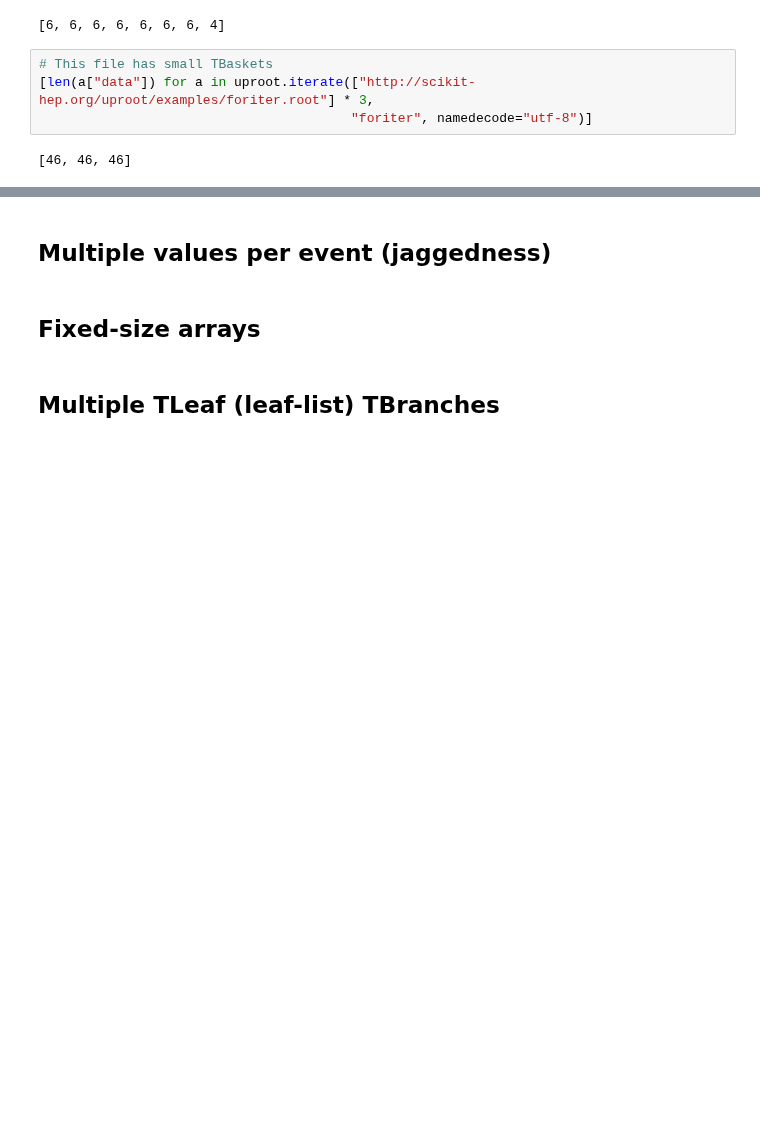
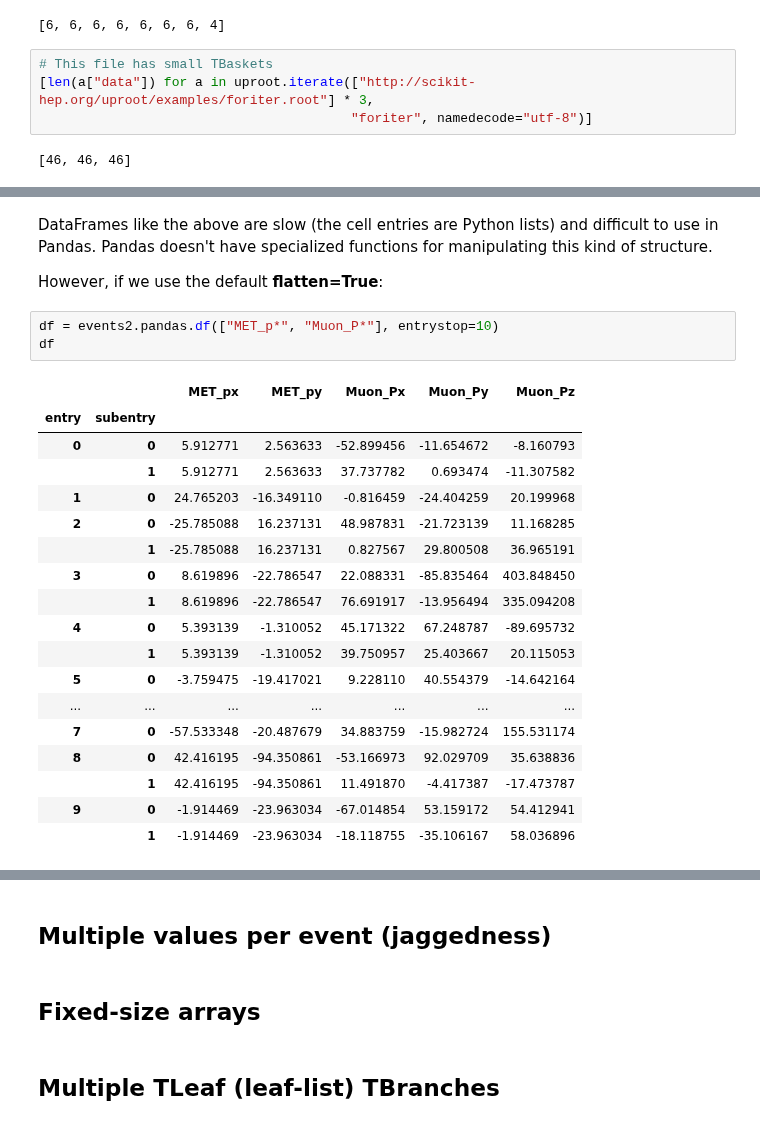
Before and after one commit to scikit-hep/uproot3, a Jupyter notebook: binder/new-tutorial.ipynb, the cells around one changed output, grey strips where cells are left out. Drawn from its saved outputs; the diff is of its cells as text; blank space fills up the shorter version.

```diff
--- a/binder/new-tutorial.ipynb
+++ b/binder/new-tutorial.ipynb
@@ -629,0 +774,26 @@ branch = tree["data"]
+# %% [markdown]
+DataFrames like the above are slow (the cell entries are Python lists) and difficult to use in Pandas. Pandas doesn't have specialized functions for manipulating this kind of structure.
+
+However, if we use the default **flatten=True**:
+# %%
+df = events2.pandas.df(["MET_p*", "Muon_P*"], entrystop=10)
+df
+# %% [output]
+|  |  | MET_px | MET_py | Muon_Px | Muon_Py | Muon_Pz |
+| entry | subentry |  |  |  |  |  |
+| 0 | 0 | 5.912771 | 2.563633 | -52.899456 | -11.654672 | -8.160793 |
+|  | 1 | 5.912771 | 2.563633 | 37.737782 | 0.693474 | -11.307582 |
+| 1 | 0 | 24.765203 | -16.349110 | -0.816459 | -24.404259 | 20.199968 |
+| 2 | 0 | -25.785088 | 16.237131 | 48.987831 | -21.723139 | 11.168285 |
+|  | 1 | -25.785088 | 16.237131 | 0.827567 | 29.800508 | 36.965191 |
+| 3 | 0 | 8.619896 | -22.786547 | 22.088331 | -85.835464 | 403.848450 |
+|  | 1 | 8.619896 | -22.786547 | 76.691917 | -13.956494 | 335.094208 |
+| 4 | 0 | 5.393139 | -1.310052 | 45.171322 | 67.248787 | -89.695732 |
+|  | 1 | 5.393139 | -1.310052 | 39.750957 | 25.403667 | 20.115053 |
+| 5 | 0 | -3.759475 | -19.417021 | 9.228110 | 40.554379 | -14.642164 |
+| ... | ... | ... | ... | ... | ... | ... |
+| 7 | 0 | -57.533348 | -20.487679 | 34.883759 | -15.982724 | 155.531174 |
+| 8 | 0 | 42.416195 | -94.350861 | -53.166973 | 92.029709 | 35.638836 |
+|  | 1 | 42.416195 | -94.350861 | 11.491870 | -4.417387 | -17.473787 |
+| 9 | 0 | -1.914469 | -23.963034 | -67.014854 | 53.159172 | 54.412941 |
+|  | 1 | -1.914469 | -23.963034 | -18.118755 | -35.106167 | 58.036896 |
```
Also changed, not shown: parts of 29 cells of this notebook.
